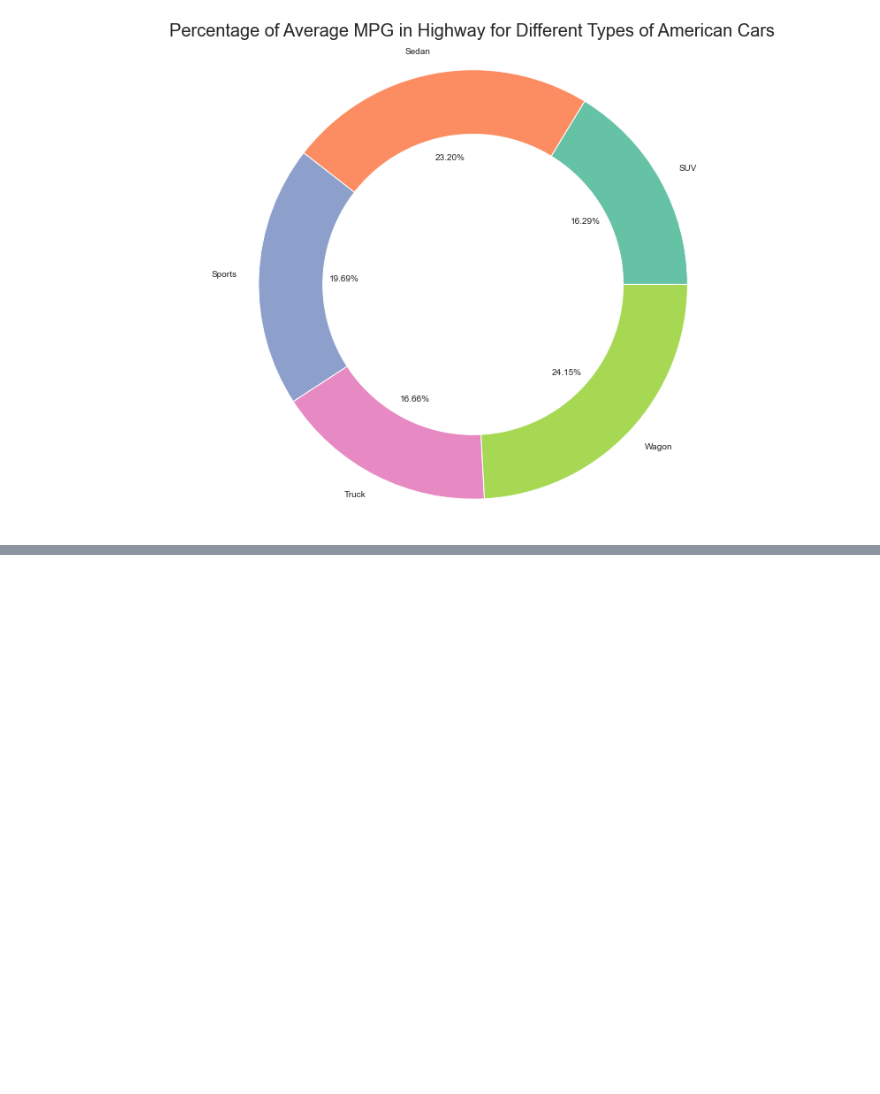
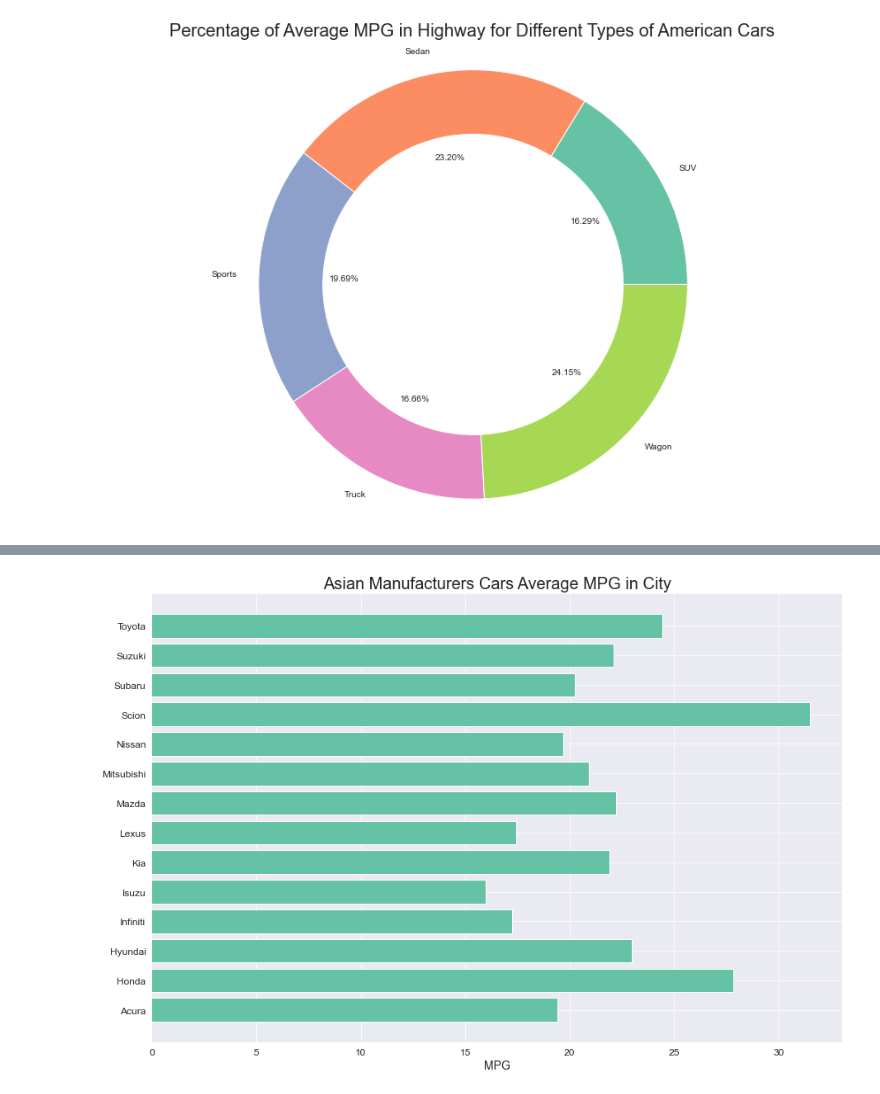
Before and after one commit to shamimsikder/Data-Visualization-Exercises, a Jupyter notebook: Cars Data Visualization.ipynb, the cells around one changed output, grey strips where cells are left out. Saved outputs shown, nothing was run; the diff lists cells and outputs as text; code cells hidden in the pictures; blank space fills up the shorter version.

```diff
--- a/Cars Data Visualization.ipynb
+++ b/Cars Data Visualization.ipynb
@@ -688,0 +710,9 @@ plt.title("Percentage of Average MPG in Highway for Different Types of American
+# %%
+asia_gb_make = asia.groupby('Make',as_index=False)
+
+asia_gb_make = asia_gb_make.agg(np.mean)
+
+asia_gb_make.MSRP = asia_gb_make.MSRP.astype(int)
+asia_gb_make.Invoice = asia_gb_make.Invoice.astype(int)
+
+asia_gb_make
@@ -688,0 +771,11 @@ plt.title("Percentage of Average MPG in Highway for Different Types of American
+# %%
+plt.figure(figsize=(15,10))
+
+plt.barh(asia_gb_make.Make,asia_gb_make.MPG_City)
+
+plt.title("Asian Manufacturers Cars Average MPG in City",fontsize=20)
+plt.xlabel("MPG",fontsize=14)
+plt.xticks(fontsize=12)
+plt.yticks(fontsize=12);
+# %% [output]
+[figure, added]
```
Also changed, not shown: parts of 9 cells of this notebook.
